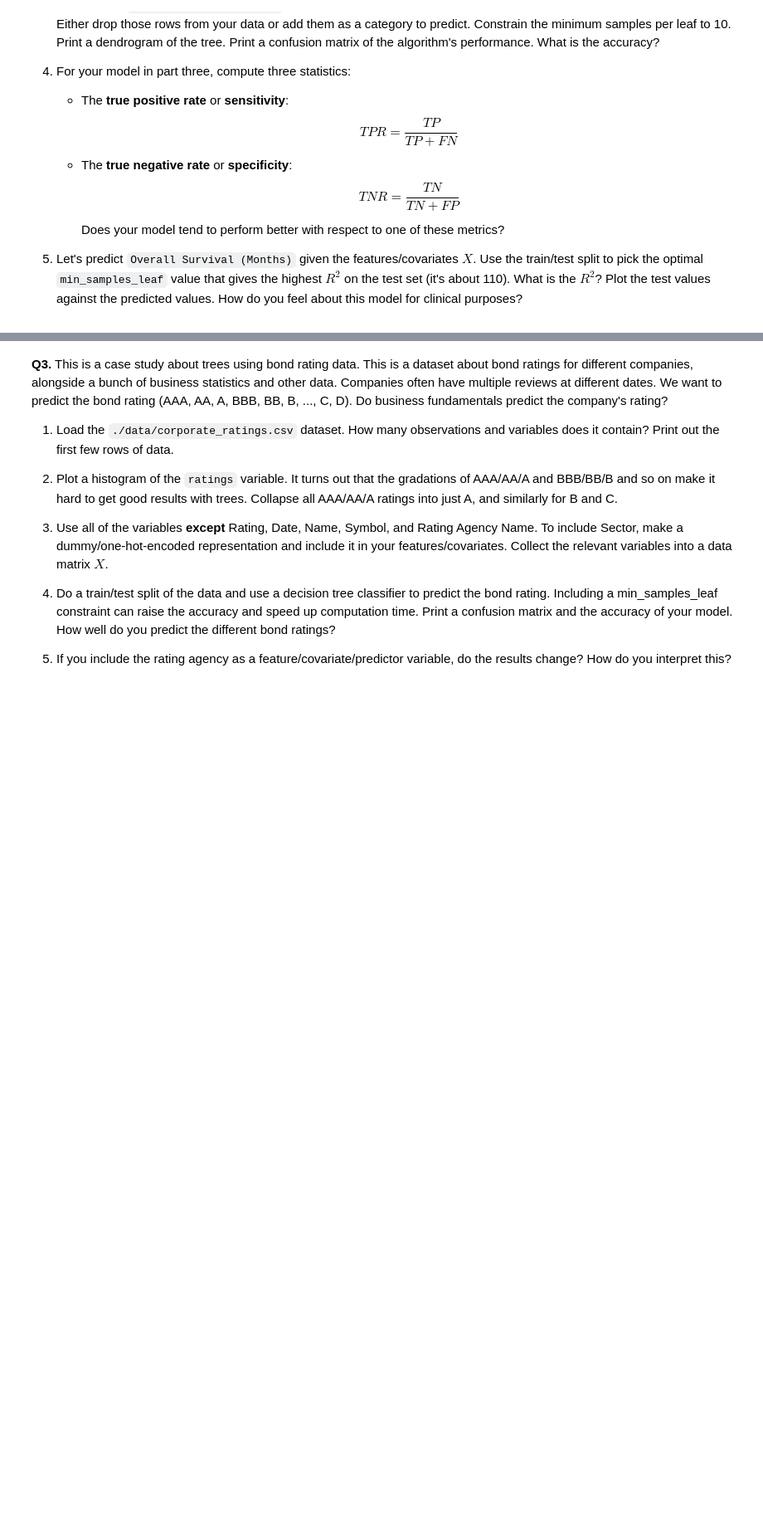
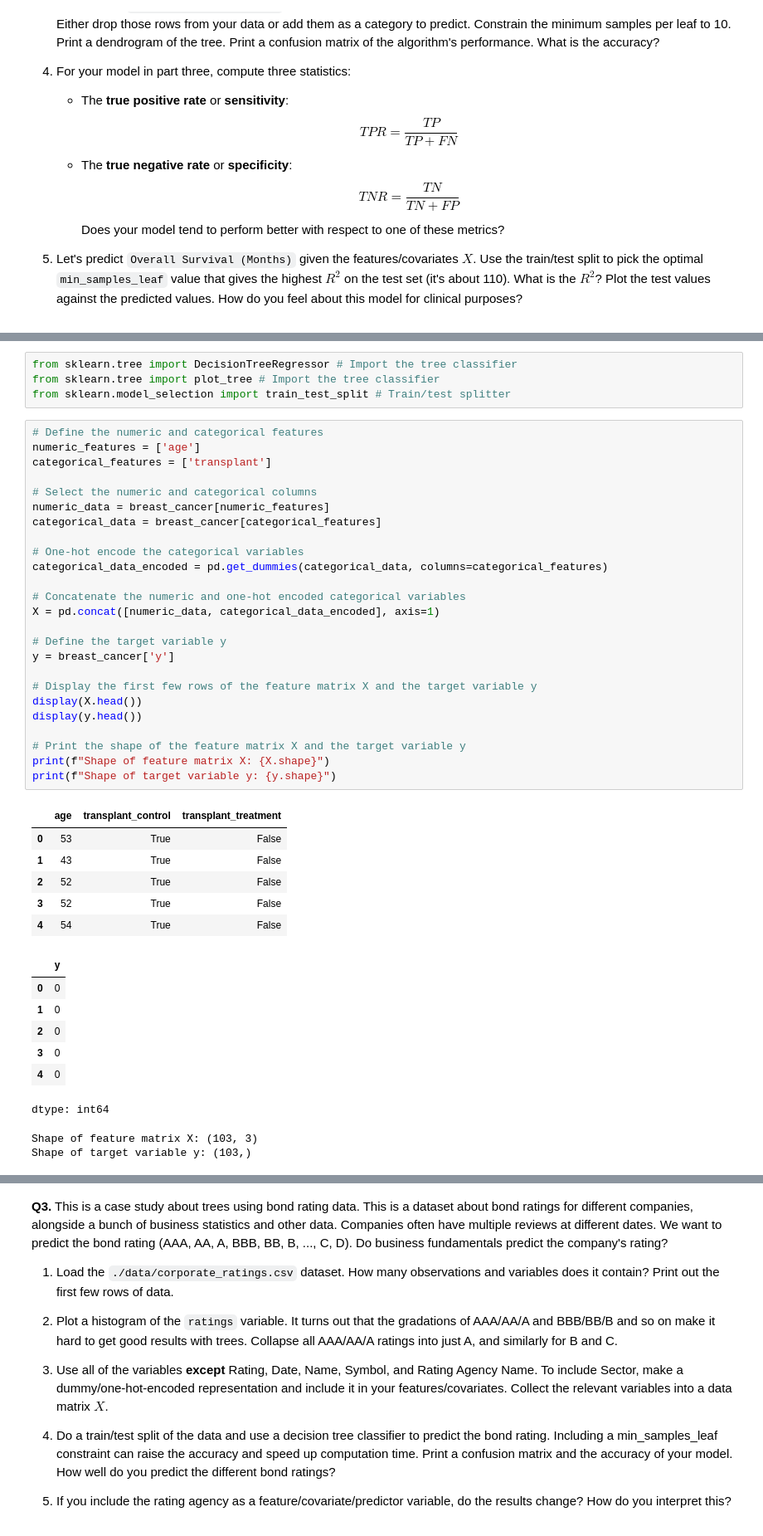
Before and after one commit to simoneminorr/trees_assignment, a Jupyter notebook: assignment.ipynb, the cells around one changed output, grey strips where cells are left out. Shown: that part at 83% size. Drawn from its saved outputs; the diff is of its cells as text; blank space fills up the shorter version.

```diff
--- a/assignment.ipynb
+++ b/assignment.ipynb
@@ -44,0 +112,45 @@ A: Some heuristic ways I can examine a tree and decide whether it is probable ov
+# %%
+from sklearn.tree import DecisionTreeRegressor # Import the tree classifier
+from sklearn.tree import plot_tree # Import the tree classifier
+from sklearn.model_selection import train_test_split # Train/test splitter
+# %%
+# Define the numeric and categorical features
+numeric_features = ['age']
+categorical_features = ['transplant']
+
+# Select the numeric and categorical columns
+numeric_data = breast_cancer[numeric_features]
+categorical_data = breast_cancer[categorical_features]
+
+# One-hot encode the categorical variables
+categorical_data_encoded = pd.get_dummies(categorical_data, columns=categorical_features)
+
+# Concatenate the numeric and one-hot encoded categorical variables
+X = pd.concat([numeric_data, categorical_data_encoded], axis=1)
+
+# Define the target variable y
+y = breast_cancer['y']
+
+# Display the first few rows of the feature matrix X and the target variable y
+display(X.head())
+display(y.head())
+
+# Print the shape of the feature matrix X and the target variable y
+print(f"Shape of feature matrix X: {X.shape}")
+print(f"Shape of target variable y: {y.shape}")
+# %% [output]
+|  | age | transplant_control | transplant_treatment |
+| 0 | 53 | True | False |
+| 1 | 43 | True | False |
+| 2 | 52 | True | False |
+| 3 | 52 | True | False |
+| 4 | 54 | True | False |
+|  | y |
+| 0 | 0 |
+| 1 | 0 |
+| 2 | 0 |
+| 3 | 0 |
+| 4 | 0 |
+dtype: int64
+Shape of feature matrix X: (103, 3)
+Shape of target variable y: (103,)
```
Also changed, not shown: parts of 24 cells of this notebook.
